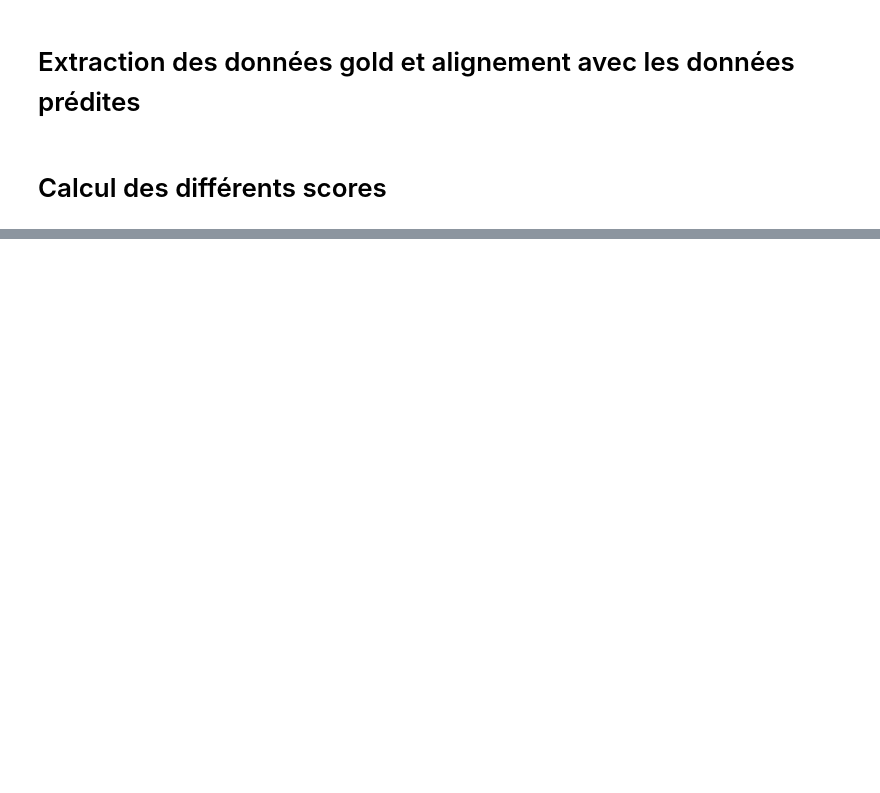
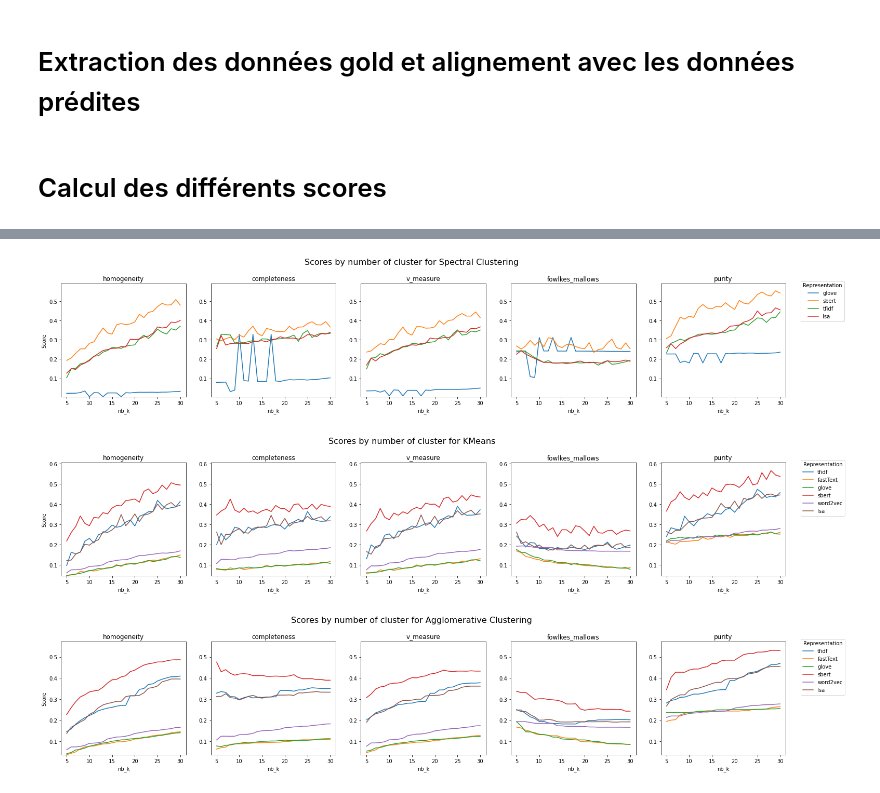
Before and after one commit to datactivist/dataoutai, a Jupyter notebook: models/evaluation/various_evaluations.ipynb, the cells around one changed output, grey strips where cells are left out. Cells and saved outputs as stored; diff of their text form; code cells hidden in the pictures; blank space fills up the shorter version.

```diff
--- a/models/evaluation/various_evaluations.ipynb
+++ b/models/evaluation/various_evaluations.ipynb
@@ -265,0 +260,32 @@ for repr in set(df.model):
+# %%
+def sns_per_measure(model,df):
+    df_model = df[df.model == model]
+    reprs = set(df_model.representation)
+    mesures = ["homogeneity","completeness","v_measure","fowlkes_mallows","purity"]
+    nb_k = df.nb_k
+    i = 0
+    fig, axes = plt.subplots(1,len(mesures), figsize=(len(mesures)*5,4))
+    fig.suptitle(f"Scores by number of cluster for {model}", fontsize=16, y=1.05)
+
+    for mesure in mesures :
+        ylabel = " "
+        if i == 0 :
+            ylabel = "Score"
+
+        ymin = np.min([list(getattr(df_model,mesure)) for mesure in mesures])
+        ymax = np.max([list(getattr(df_model,mesure)) for mesure in mesures])
+        for repr in reprs :
+            df_repre = df_model[df_model.representation == repr]
+            y = getattr(df_repre,mesure)
+            sns.lineplot(x=nb_k, y=y,sort=True,ax = axes[i]).set(title=f"{mesure}", ylabel=ylabel,ylim=(ymin,ymax+(0.02/(ymax-ymin))))
+        i+=1
+
+    axes[-1].legend(title='Representation', loc='upper left', labels=reprs,bbox_to_anchor=(1.1, 1.05))
+    plt.show()
+# %%
+for model in set(df.model):
+    sns_per_measure(model,df)
+# %% [output]
+[figure, added]
+[figure, added]
+[figure, added]
```
Also changed, not shown: parts of 8 cells of this notebook, 53 other files.
